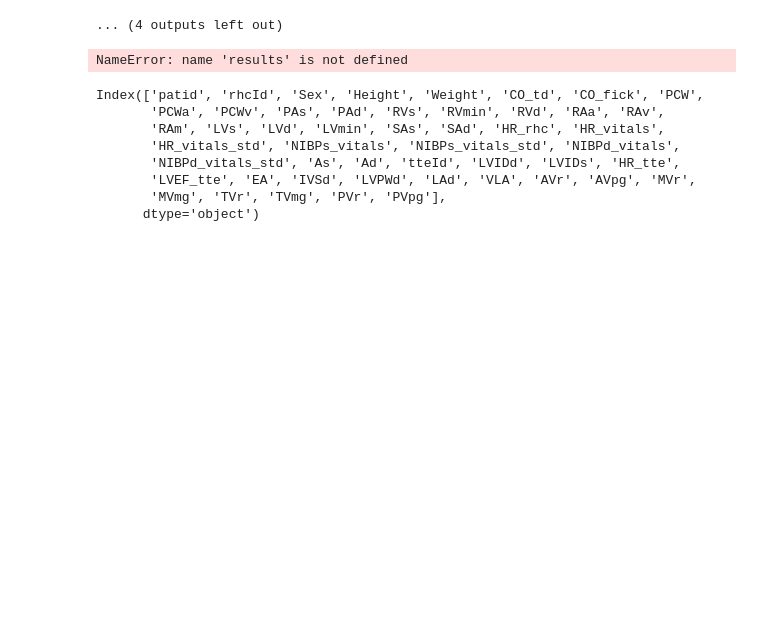
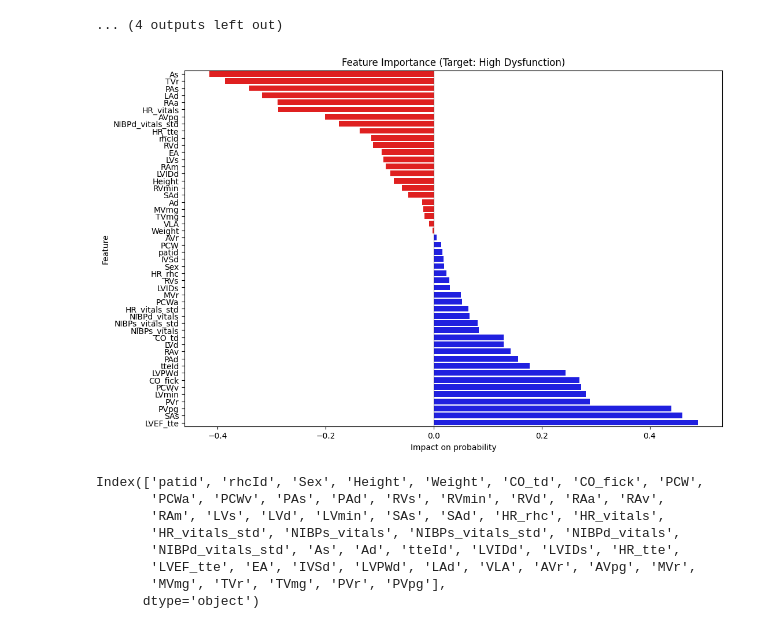
Before and after one commit to pallakk/RV-Prediction-Model-, a Jupyter notebook: Models.ipynb, the cells around one changed output. Saved outputs shown, nothing was run; the diff lists cells and outputs as text; code cells hidden in the pictures; blank space fills up the shorter version.

```diff
--- a/Models.ipynb
+++ b/Models.ipynb
@@ -153,29 +153,37 @@ pipeline = Pipeline([
 ])
 # %%
 def plot_feature_importance(results, feature_names, class_name):
-    coefs = [estimator.named_steps['logisticregression'].coef_[0] for estimator in results['estimator']]
+    coefs = [estimator.named_steps['model'].coef_[0] for estimator in results['estimator']]
+
     avg_coefs = np.mean(coefs, axis=0)
 
     importance_df = pd.DataFrame({
         'Feature': feature_names,
         'Importance': avg_coefs
     }).sort_values('Importance', ascending=True)  # Changed to ascending=True
 
     # Color code based on coefficient sign
     colors = ['red' if x < 0 else 'blue' for x in importance_df['Importance']]
 
     plt.figure(figsize=(12, 8))
-    sns.barplot(x='Importance', y='Feature', data=importance_df, palette=colors)
+    sns.barplot(x='Importance', y='Feature', data=importance_df, hue='Feature', palette=colors, legend=False)
     plt.title(f'Feature Importance (Target: {class_name})')
     plt.xlabel('Impact on probability')
     plt.axvline(x=0, color='black', linestyle='-', linewidth=0.5)
     plt.show()
 
+results = cross_validate(
+    pipeline,
+    X_scaled,  # Your scaled features
+    Y_encoded,  # Your encoded target
+    cv=5,
+    return_estimator=True  # This is important to get the fitted models
+)
 # Plot for High Dysfunction
 plot_feature_importance(results, feature_names, "High Dysfunction")
 #plot_feature_importance(results, feature_names, "Low Dysfunction")
 # %% [output]
-NameError: name 'results' is not defined
+[figure, added]
 # %%
 data = pd.read_csv('patients_data_with_RVoutcomes.csv')
 #print(data.columns.tolist())
```
